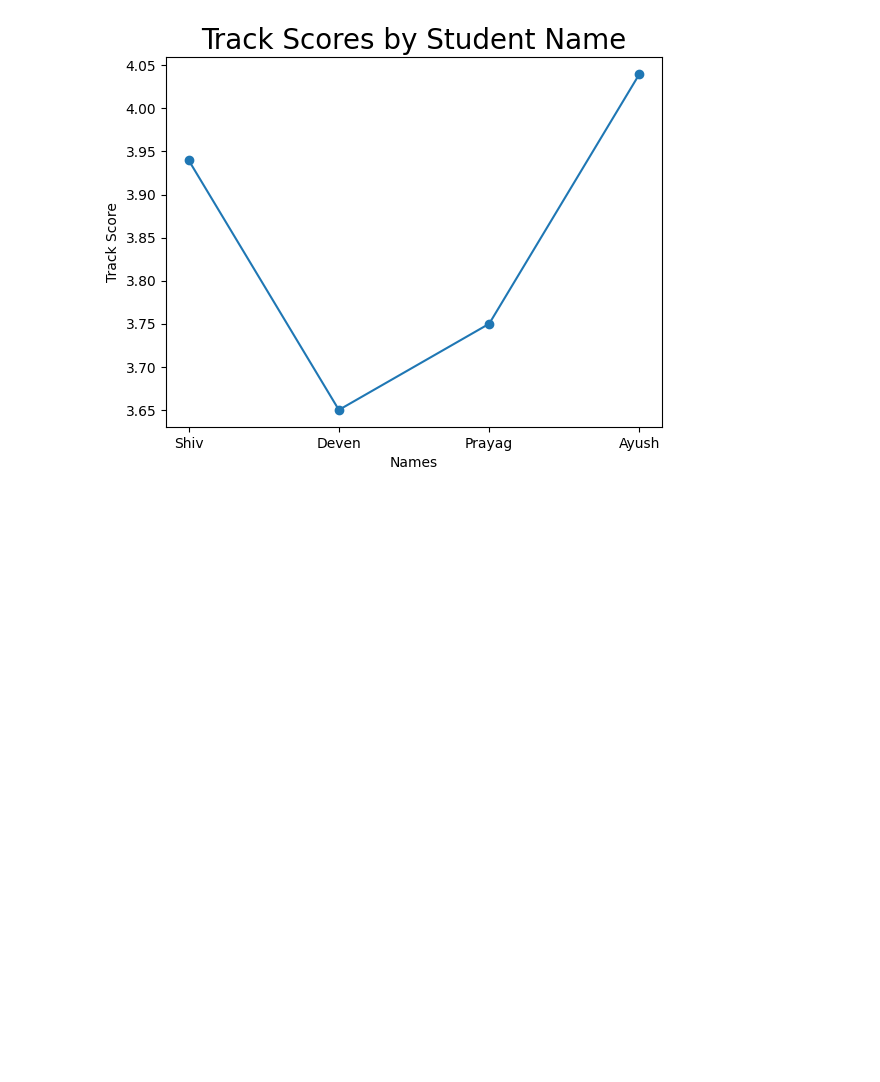
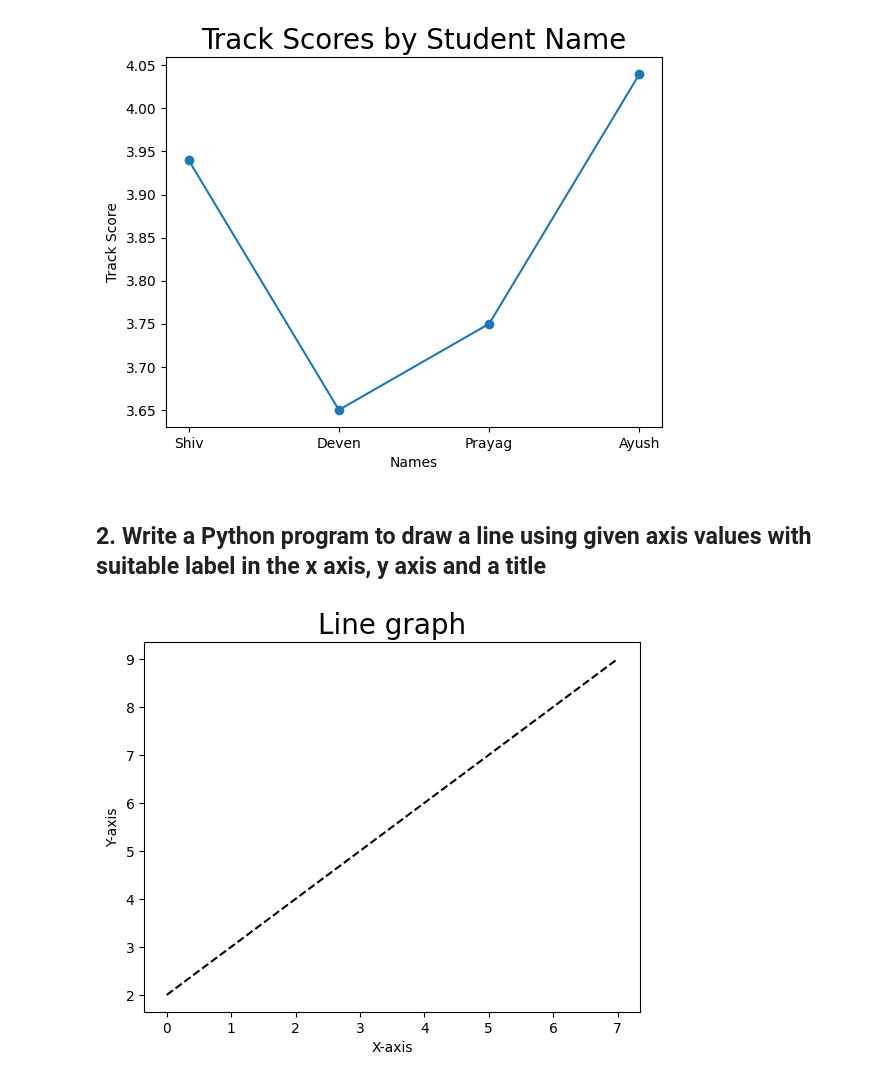
Before and after one commit to shivyelave/Python-Libraries, a Jupyter notebook: Matplotlib/matplotlib_program.ipynb, the cells around one changed output. Cells and saved outputs as stored; diff of their text form; code cells hidden in the pictures; blank space fills up the shorter version.

Commit message:
[Shiv] Add: Line graph with x values.

```diff
--- a/Matplotlib/matplotlib_program.ipynb
+++ b/Matplotlib/matplotlib_program.ipynb
@@ -30,3 +30,33 @@ if __name__ == '__main__':
     main()
 # %% [output]
 [figure]
+# %% [markdown]
+## 2. Write a Python program to draw a line using given axis values with suitable label in the x axis, y axis and a title
+# %%
+import matplotlib.pyplot as plt
+
+def main():
+    # Define the x-axis values
+    x = [2, 3, 4, 5, 6, 7, 8, 9]
+
+
+    # Plot the data
+    plt.plot(x, c='black', linestyle = '--')
+
+    # Label the x-axis
+    plt.xlabel('X-axis')
+
+    # Label the y-axis
+    plt.ylabel('Y-axis')
+
+    # Set the title of the plot with a font size of 20
+    plt.title('Line graph', fontsize=20)
+
+    # Display the plot
+    plt.show()
+
+if __name__ == '__main__':
+    # Execute the main function if this script is run directly
+    main()
+# %% [output]
+[figure, added]
```
